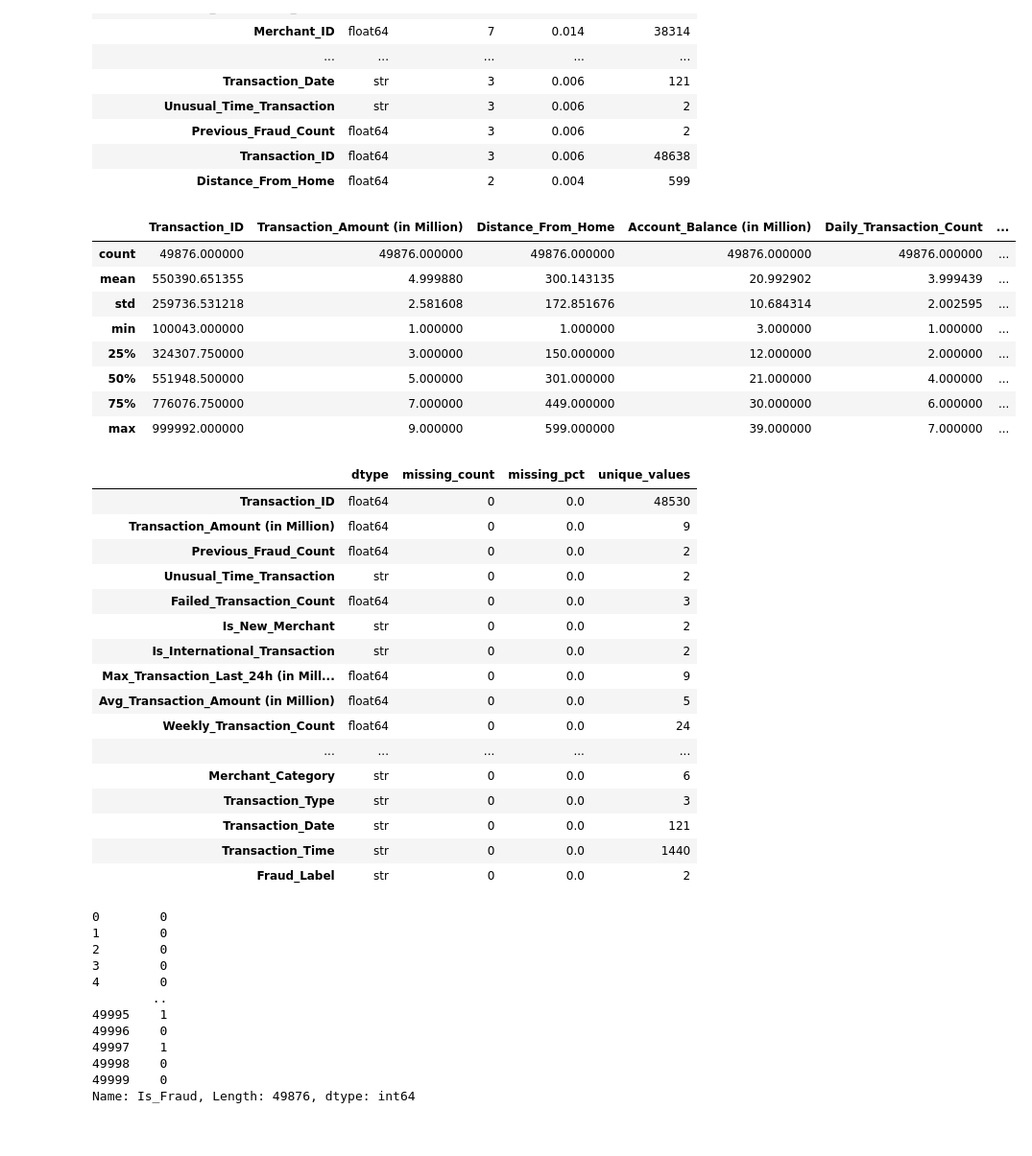
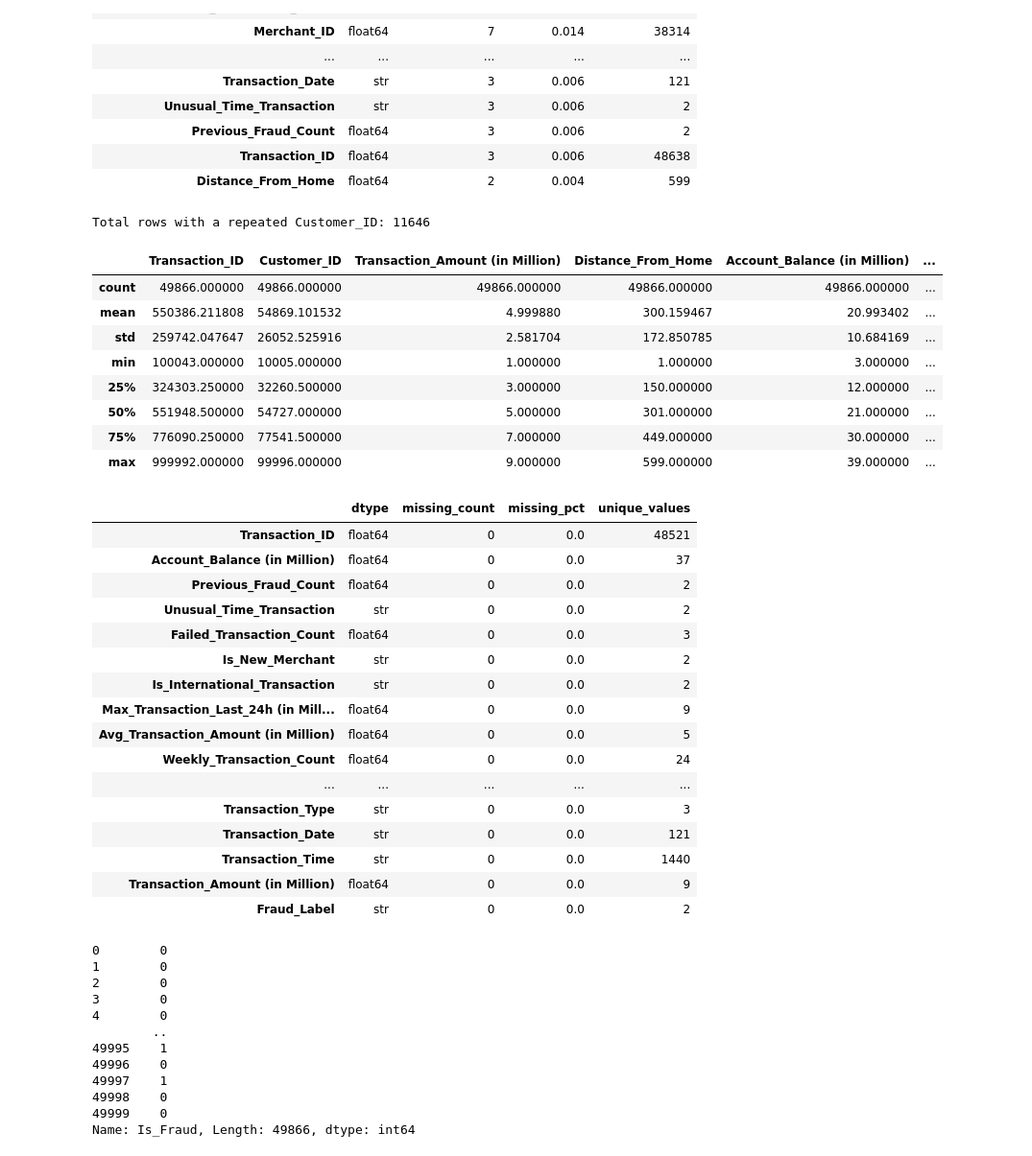
Before and after one commit to Flippyfun02/ds2010-finalproject, a Jupyter notebook: financial_data_cleaning.ipynb, the cells around one changed output. Shown at 96% size. Cells and saved outputs as stored; diff of their text form; code cells hidden in the pictures.

```diff
--- a/financial_data_cleaning.ipynb
+++ b/financial_data_cleaning.ipynb
@@ -79,27 +79,31 @@ before_report
 | Previous_Fraud_Count | float64 | 3 | 0.006 | 2 |
 | Transaction_ID | float64 | 3 | 0.006 | 48638 |
 | Distance_From_Home | float64 | 2 | 0.004 | 599 |
+# %%
+print(f"Total rows with a repeated Customer_ID: {data['Customer_ID'].duplicated().sum()}")
+# %% [output]
+Total rows with a repeated Customer_ID: 11646
 # %%
-data_new = data.drop(columns=['Customer_ID', 'Merchant_ID', 'Device_ID', ])
+data_new = data.drop(columns=['Merchant_ID', 'Device_ID', ])
 data_new.dropna(inplace=True)
 data_new.describe()
 # %% [output]
-|  | Transaction_ID | Transaction_Amount (in Million) | Distance_From_Home | Account_Balance (in Million) | Daily_Transaction_Count | ... |
-| count | 49876.000000 | 49876.000000 | 49876.000000 | 49876.000000 | 49876.000000 | ... |
-| mean | 550390.651355 | 4.999880 | 300.143135 | 20.992902 | 3.999439 | ... |
-| std | 259736.531218 | 2.581608 | 172.851676 | 10.684314 | 2.002595 | ... |
-| min | 100043.000000 | 1.000000 | 1.000000 | 3.000000 | 1.000000 | ... |
-| 25% | 324307.750000 | 3.000000 | 150.000000 | 12.000000 | 2.000000 | ... |
-| 50% | 551948.500000 | 5.000000 | 301.000000 | 21.000000 | 4.000000 | ... |
-| 75% | 776076.750000 | 7.000000 | 449.000000 | 30.000000 | 6.000000 | ... |
-| max | 999992.000000 | 9.000000 | 599.000000 | 39.000000 | 7.000000 | ... |
+|  | Transaction_ID | Customer_ID | Transaction_Amount (in Million) | Distance_From_Home | Account_Balance (in Million) | ... |
+| count | 49866.000000 | 49866.000000 | 49866.000000 | 49866.000000 | 49866.000000 | ... |
+| mean | 550386.211808 | 54869.101532 | 4.999880 | 300.159467 | 20.993402 | ... |
+| std | 259742.047647 | 26052.525916 | 2.581704 | 172.850785 | 10.684169 | ... |
+| min | 100043.000000 | 10005.000000 | 1.000000 | 1.000000 | 3.000000 | ... |
+| 25% | 324303.250000 | 32260.500000 | 3.000000 | 150.000000 | 12.000000 | ... |
+| 50% | 551948.500000 | 54727.000000 | 5.000000 | 301.000000 | 21.000000 | ... |
+| 75% | 776090.250000 | 77541.500000 | 7.000000 | 449.000000 | 30.000000 | ... |
+| max | 999992.000000 | 99996.000000 | 9.000000 | 599.000000 | 39.000000 | ... |
 # %%
 after_report = report(data_new)
 after_report
 # %% [output]
 |  | dtype | missing_count | missing_pct | unique_values |
-| Transaction_ID | float64 | 0 | 0.0 | 48530 |
-| Transaction_Amount (in Million) | float64 | 0 | 0.0 | 9 |
+| Transaction_ID | float64 | 0 | 0.0 | 48521 |
+| Account_Balance (in Million) | float64 | 0 | 0.0 | 37 |
 | Previous_Fraud_Count | float64 | 0 | 0.0 | 2 |
 | Unusual_Time_Transaction | str | 0 | 0.0 | 2 |
 | Failed_Transaction_Count | float64 | 0 | 0.0 | 3 |
@@ -109,10 +113,10 @@ after_report
 | Avg_Transaction_Amount (in Million) | float64 | 0 | 0.0 | 5 |
 | Weekly_Transaction_Count | float64 | 0 | 0.0 | 24 |
 | ... | ... | ... | ... | ... |
-| Merchant_Category | str | 0 | 0.0 | 6 |
 | Transaction_Type | str | 0 | 0.0 | 3 |
 | Transaction_Date | str | 0 | 0.0 | 121 |
 | Transaction_Time | str | 0 | 0.0 | 1440 |
+| Transaction_Amount (in Million) | float64 | 0 | 0.0 | 9 |
 | Fraud_Label | str | 0 | 0.0 | 2 |
 # %%
 data_new['Unusual_Time_Transaction'] = data_new['Unusual_Time_Transaction'].map({'Yes': 1, 'No': 0}, na_action='ignore')
@@ -120,6 +124,7 @@ data_new['Is_New_Merchant'] = data_new['Is_New_Merchant'].map({'Yes': 1, 'No': 0
 data_new['Is_International_Transaction'] = data_new['Is_International_Transaction'].map({'Yes': 1, 'No': 0}, na_action='ignore')
 data_new['Fraud_Label'] = data_new['Fraud_Label'].map({'Fraud': 1, 'Normal': 0}, na_action='ignore')
 data_new = data_new.rename(columns={'Fraud_Label':'Is_Fraud'})
+data_new['Transaction_Time'] = pd.to_datetime(data_new['Transaction_Time'], format='%H:%M').dt.time
 
 
 print(data_new['Is_Fraud'])
@@ -135,7 +140,7 @@ print(data_new['Is_Fraud'])
 49997    1
 49998    0
 49999    0
-Name: Is_Fraud, Length: 49876, dtype: int64
+Name: Is_Fraud, Length: 49866, dtype: int64
 # %%
 # export clean dataset
 data_new.to_csv('clean_data.csv')
```
Also changed, not shown: parts of 1 cell of this notebook, 3 other files.
